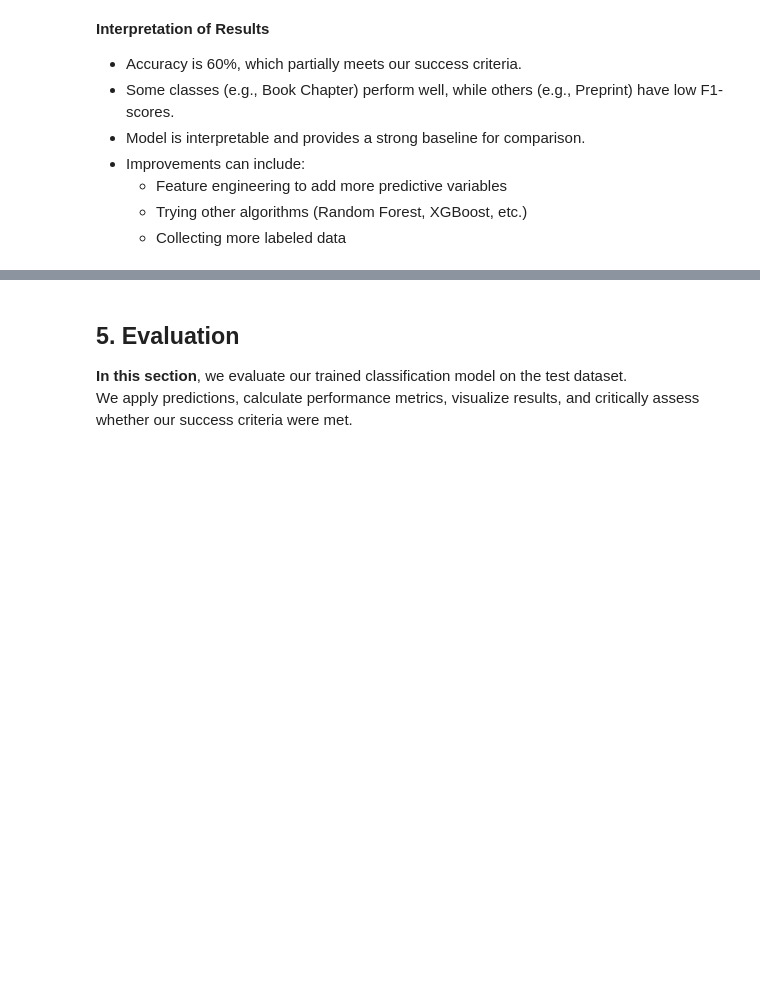
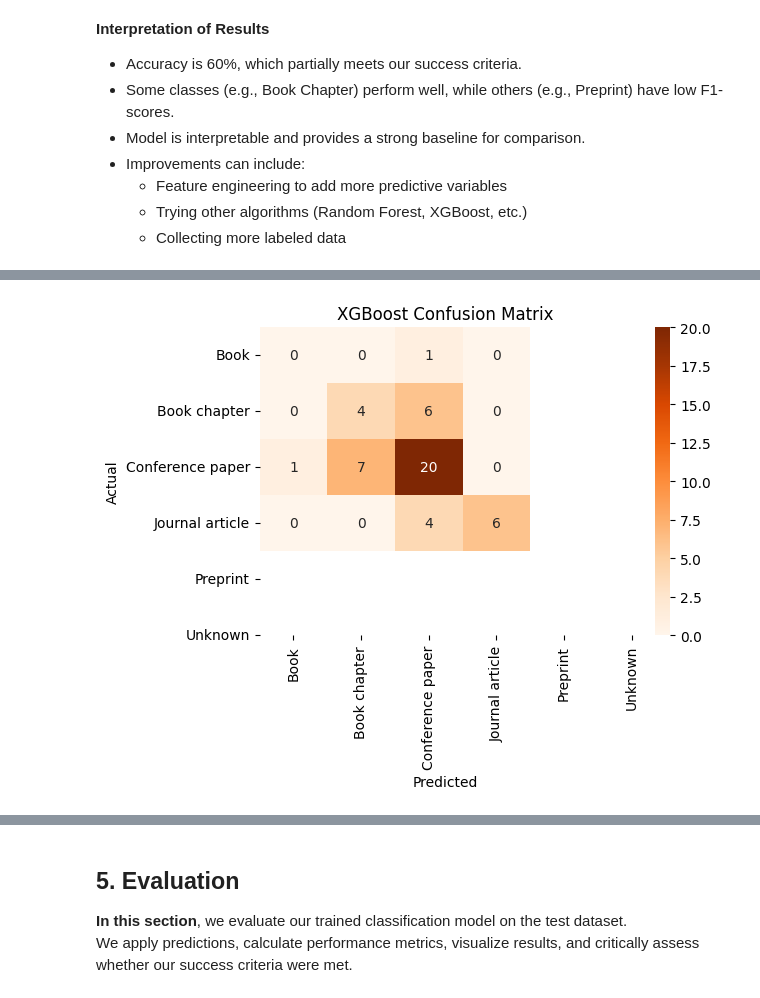
Before and after one commit to Tikulirekuti-Mwale/Publication_Types, a Jupyter notebook: classification_of_Publication_types.ipynb, the cells around one changed output, grey strips where cells are left out. Cells and saved outputs as stored; diff of their text form; code cells hidden in the pictures; blank space fills up the shorter version.

```diff
--- a/classification_of_Publication_types.ipynb
+++ b/classification_of_Publication_types.ipynb
@@ -649,0 +838,87 @@ Conference paper       0.29      0.50      0.37        10
+# %%
+# ===============================
+# Step 0: Install and import libraries
+# ===============================
+!pip install xgboost --quiet
+
+from xgboost import XGBClassifier
+from sklearn.preprocessing import LabelEncoder
+from sklearn.model_selection import train_test_split
+from sklearn.metrics import accuracy_score, classification_report, confusion_matrix
+import seaborn as sns
+import matplotlib.pyplot as plt
+import numpy as np
+
+# ===============================
+# Step 1: Remove rare classes (less than 2 samples)
+# ===============================
+class_counts = y.value_counts()
+rare_classes = class_counts[class_counts < 2].index
+
+# Filter out rare classes
+X_filtered = X[~y.isin(rare_classes)]
+y_filtered = y[~y.isin(rare_classes)]
+
+# ===============================
+# Step 2: Encode labels
+# ===============================
+le_xgb = LabelEncoder()
+y_encoded = le_xgb.fit_transform(y_filtered)
+
+# ===============================
+# Step 3: Stratified train/test split
+# ===============================
+X_train, X_test, y_train_encoded, y_test_encoded = train_test_split(
+    X_filtered, y_encoded, test_size=0.2, random_state=42, stratify=y_encoded
+)
+
+# ===============================
+# Step 4: Train XGBoost
+# ===============================
+xgb_model = XGBClassifier(eval_metric='mlogloss', random_state=42)
+xgb_model.fit(X_train, y_train_encoded)
+
+# ===============================
+# Step 5: Make predictions and decode
+# ===============================
+y_pred_encoded = xgb_model.predict(X_test)
+y_pred_xgb = le_xgb.inverse_transform(y_pred_encoded)  # back to original labels
+y_test_original = le_xgb.inverse_transform(y_test_encoded)
+
+# ===============================
+# Step 6: Evaluate
+# ===============================
+# Accuracy
+acc_xgb = accuracy_score(y_test_original, y_pred_xgb)
+print("✅ XGBoost Accuracy:", acc_xgb)
+
+# Classification report
+print("\n📊 Classification Report:\n")
+print(classification_report(
+    y_test_original,
+    y_pred_xgb,
+    target_names=le.classes_,
+    labels=np.unique(y_test_original)  # fixed
+))
+
+# Confusion Matrix
+cm_xgb = confusion_matrix(y_test_original, y_pred_xgb)
+plt.figure(figsize=(6,4))
+sns.heatmap(cm_xgb, annot=True, fmt='d', cmap="Oranges",
+            xticklabels=le.classes_, yticklabels=le.classes_)
+plt.title("XGBoost Confusion Matrix")
+plt.xlabel("Predicted")
+plt.ylabel("Actual")
+plt.show()
+
+# ===============================
+# Step 7: Compare with Decision Tree
+# ===============================
+# 'acc' = accuracy of your original Decision Tree model
+if acc_xgb > acc:
+    final_model = xgb_model
+    print(f"🎯 XGBoost selected as final model (Accuracy improved from {acc:.2f} → {acc_xgb:.2f})")
+else:
+    final_model = model  # original Decision Tree
+    print(f"🎯 Decision Tree remains final model (Accuracy {acc:.2f} vs XGBoost {acc_xgb:.2f})")
+# %% [output]
@@ -649,0 +939 @@ Conference paper       0.29      0.50      0.37        10
+[figure, added]
```
Also changed, not shown: parts of 17 cells of this notebook.
